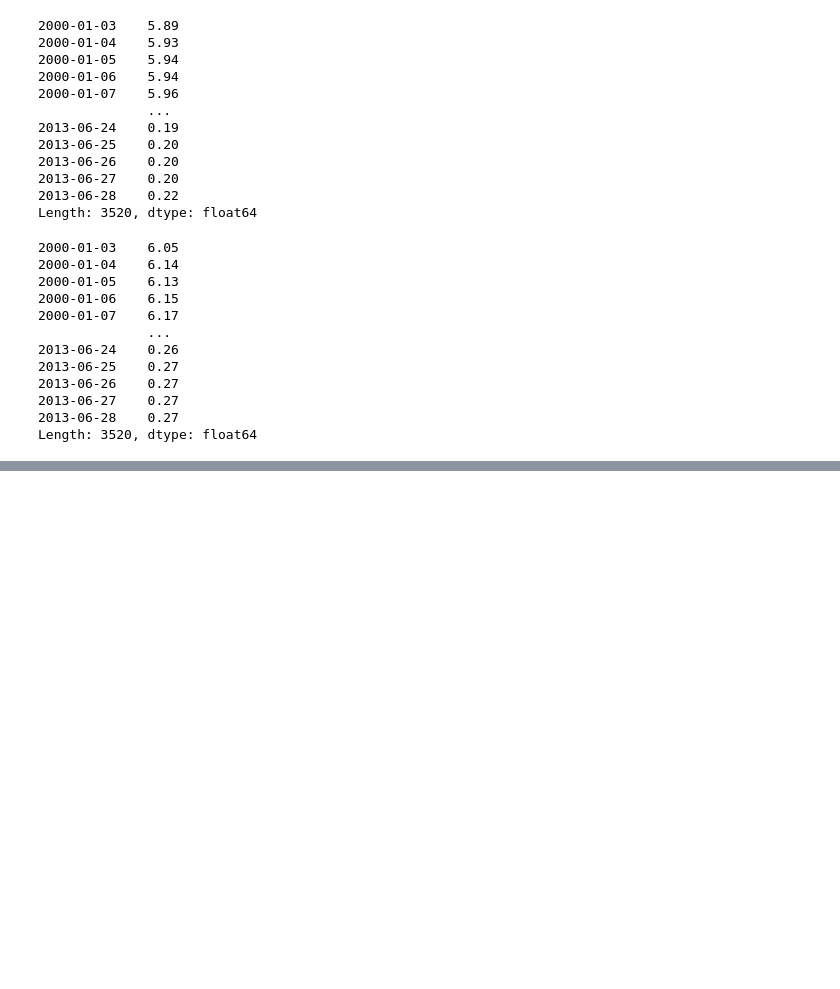
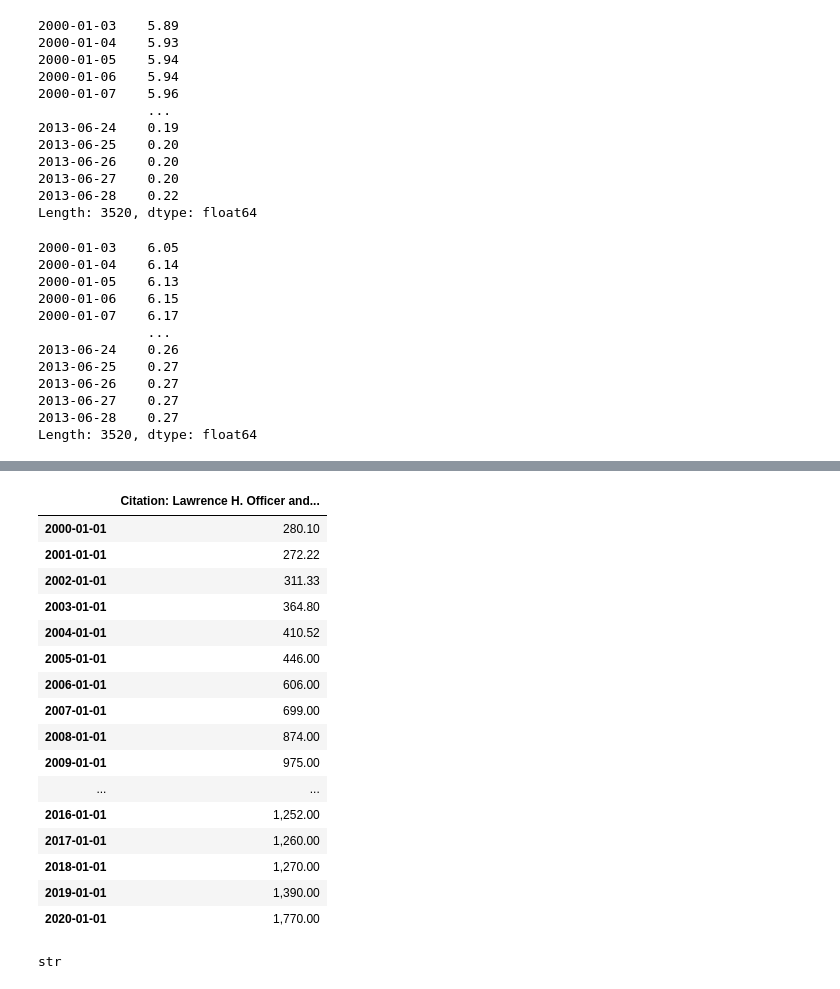
Before and after one commit to HJNVR/high_priority_papers, a Jupyter notebook: src/9. Forecasting daily stock market return using dimensionality reduction.ipynb, the cells around one changed output, grey strips where cells are left out. Saved outputs shown, nothing was run; the diff lists cells and outputs as text; code cells hidden in the pictures; blank space fills up the shorter version.

Commit message:
Paper 9 variables added

```diff
--- a/src/9. Forecasting daily stock market return using dimensionality reduction.ipynb
+++ b/src/9. Forecasting daily stock market return using dimensionality reduction.ipynb
@@ -407,6 +765,29 @@ print(f.text)
 # %%
-Gold = pd.read_csv('/Users/jinghuang/Desktop/MAS/high-priority-papers/src/GOLD_2000-2020.csv')
+Gold = pd.read_csv('/Users/jinghuang/Desktop/MAS/high-priority-papers/src/GOLD_2000-2020.csv').iloc[1:, ::]
+Gold.index = pd.to_datetime(Gold.index)
 Gold
+# %% [output]
+|  | Citation: Lawrence H. Officer and... |
+| 2000-01-01 | 280.10 |
+| 2001-01-01 | 272.22 |
+| 2002-01-01 | 311.33 |
+| 2003-01-01 | 364.80 |
+| 2004-01-01 | 410.52 |
+| 2005-01-01 | 446.00 |
+| 2006-01-01 | 606.00 |
+| 2007-01-01 | 699.00 |
+| 2008-01-01 | 874.00 |
+| 2009-01-01 | 975.00 |
+| ... | ... |
+| 2016-01-01 | 1,252.00 |
+| 2017-01-01 | 1,260.00 |
+| 2018-01-01 | 1,270.00 |
+| 2019-01-01 | 1,390.00 |
+| 2020-01-01 | 1,770.00 |
+# %%
+type(Gold.iloc[1:,::].index[0])
+# %% [output]
+str
 # %%
 #pip install investpy
 import investpy
```
Also changed, not shown: parts of 34 cells of this notebook, 3 other files.
